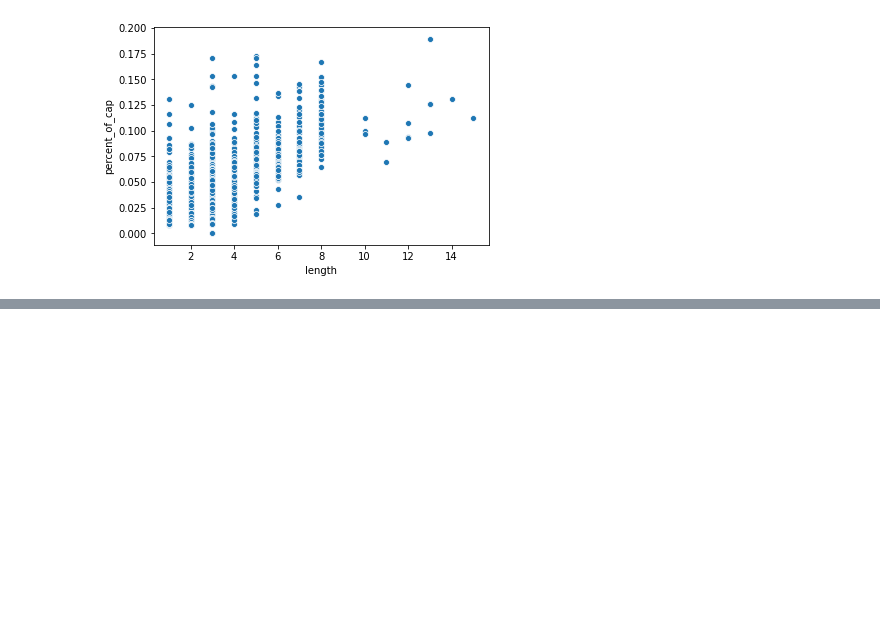
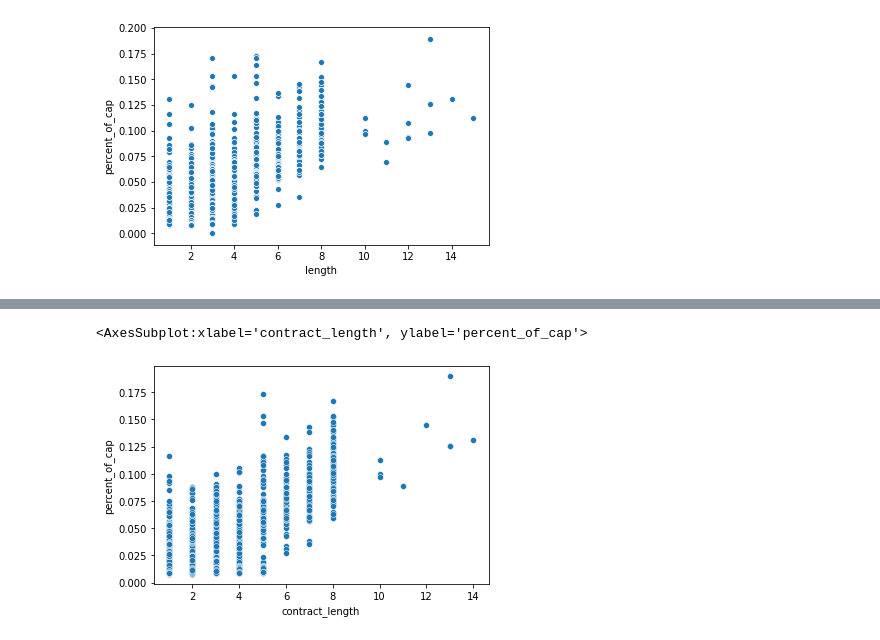
Before and after one commit to ConnorJungle/web_scrapping, a Jupyter notebook: capfriendly.ipynb, the cells around one changed output, grey strips where cells are left out. Cells and saved outputs as stored; diff of their text form; code cells hidden in the pictures; blank space fills up the shorter version.

```diff
--- a/capfriendly.ipynb
+++ b/capfriendly.ipynb
@@ -20,14 +32,0 @@ def get_max_pages(domain, path, tag, href):
-# %%
-links = []
-domain = 'https://www.capfriendly.com'
-path = 'browse/active'
-href = 'browse/active&p='
-
-for page in range(1,
-                  get_max_pages(domain, path, 'a', href, ) + 1):
-    url = f'{domain}/{href}{page}'
-    r = requests.get(url)
-    soup = BeautifulSoup(r.text)
-
-    for link in soup.findAll('a', attrs={'href': re.compile("players")}):
-        links.append(domain + link.get('href'))
@@ -185,0 +177,12 @@ def get_contract_data(url):
+# %%
+url = 'https://www.capfriendly.com/players/connor-mcdavid'
+url = 'https://www.capfriendly.com/players/artemi-panarin'
+print(f'''--- Getting Capfriendly data for: {url} ---''')
+r = requests.get(url)
+soup = BeautifulSoup(r.text)
+# get player information
+player_info = get_player_info(soup)
+# get contract data
+data = soup.find_all('div',{'class':'table_c contract_cont',})
+# list for all contracts
+player_data = []
@@ -188,10 +202,20 @@ contract_id = 1
 
 player_contracts = pd.concat([get_contract_data(url) for url in links], sort=False)
 
-# data pre-processing step
-player_contracts['length'] = player_contracts.length.apply(lambda x : int(x.rstrip(' YEARS')))
+# # data pre-processing step
+contract_length = player_contracts.groupby('contract_id').apply(lambda x : len(x) - 1) ### capfriendly pulls data for totals
+contract_length.name = 'contract_length'
+player_contracts = player_contracts.merge(contract_length, left_on = 'contract_id', right_index=True)
+
 # cap-hit percentage
 player_contracts['percent_of_cap'] = player_contracts['c.h.% '].astype(float) / 100
 # turn contract value to floats
 player_contracts['value'] = player_contracts.value.replace('[\$,]', '', regex=True).astype(float)
+player_contracts['cap hit'] = player_contracts.value.replace('[\$,]', '', regex=True).astype(float)
+player_contracts['aav'] = player_contracts.value.replace('[\$,]', '', regex=True).astype(float)
+player_contracts['p. bonuses'] = player_contracts.value.replace('[\$,]', '', regex=True).astype(float)
+player_contracts['s. bonuses'] = player_contracts.value.replace('[\$,]', '', regex=True).astype(float)
+player_contracts['base salary'] = player_contracts.value.replace('[\$,]', '', regex=True).astype(float)
+player_contracts['total salary'] = player_contracts.value.replace('[\$,]', '', regex=True).astype(float)
+player_contracts['minors sal'] = player_contracts.value.replace('[\$,]', '', regex=True).astype(float)
 # %% [output]
@@ -252,2 +245,9 @@ df.head()
+# %%
+import seaborn as sns
+df = player_contracts.drop_duplicates(subset=['contract_id'])
+sns.scatterplot(data=df, x='contract_length', y='percent_of_cap')
+# %% [output]
+<AxesSubplot:xlabel='contract_length', ylabel='percent_of_cap'>
+[figure, added]
 # %%
 player_contracts.to_csv("data/active_player_contracts.csv")
```
Also changed, not shown: parts of 8 cells of this notebook, 6 other files.
